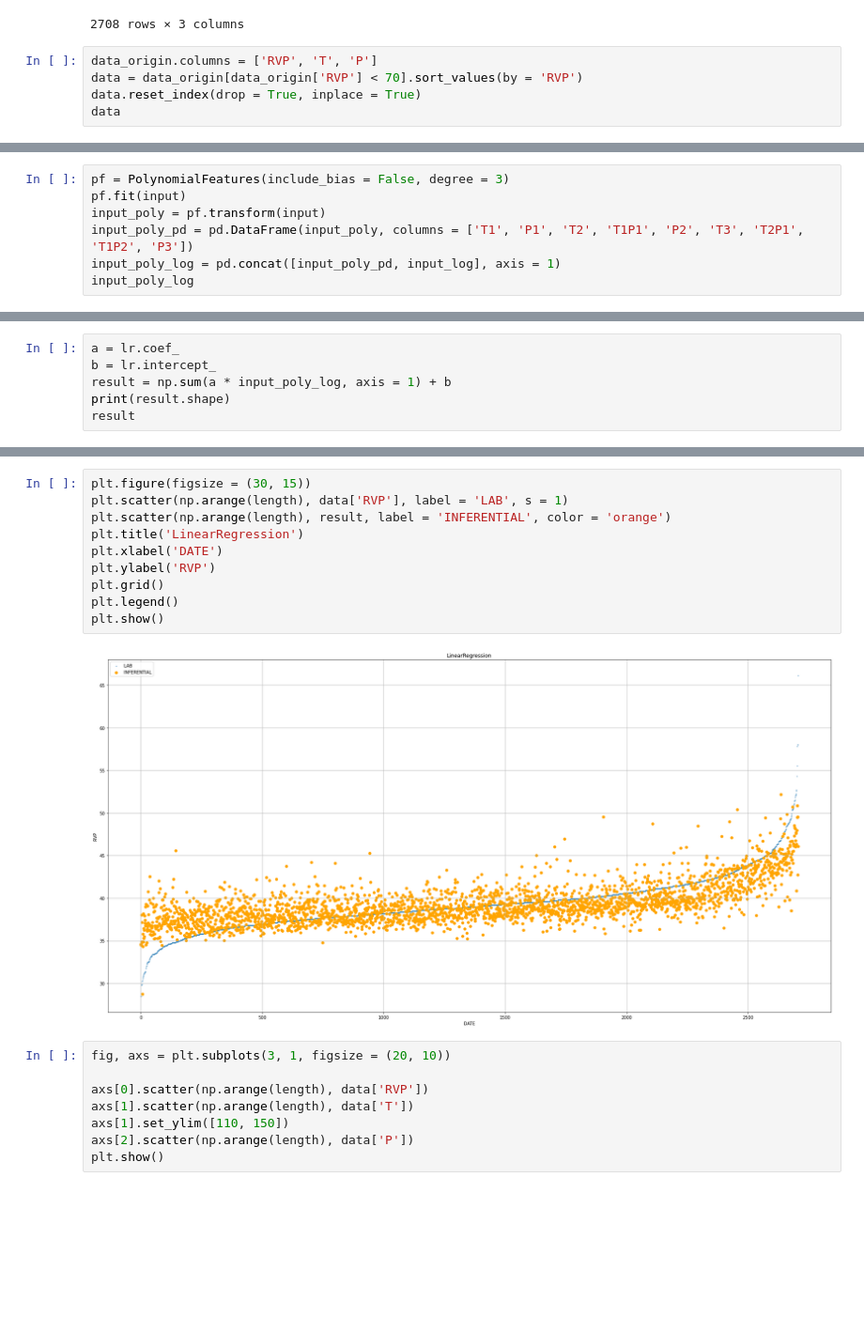
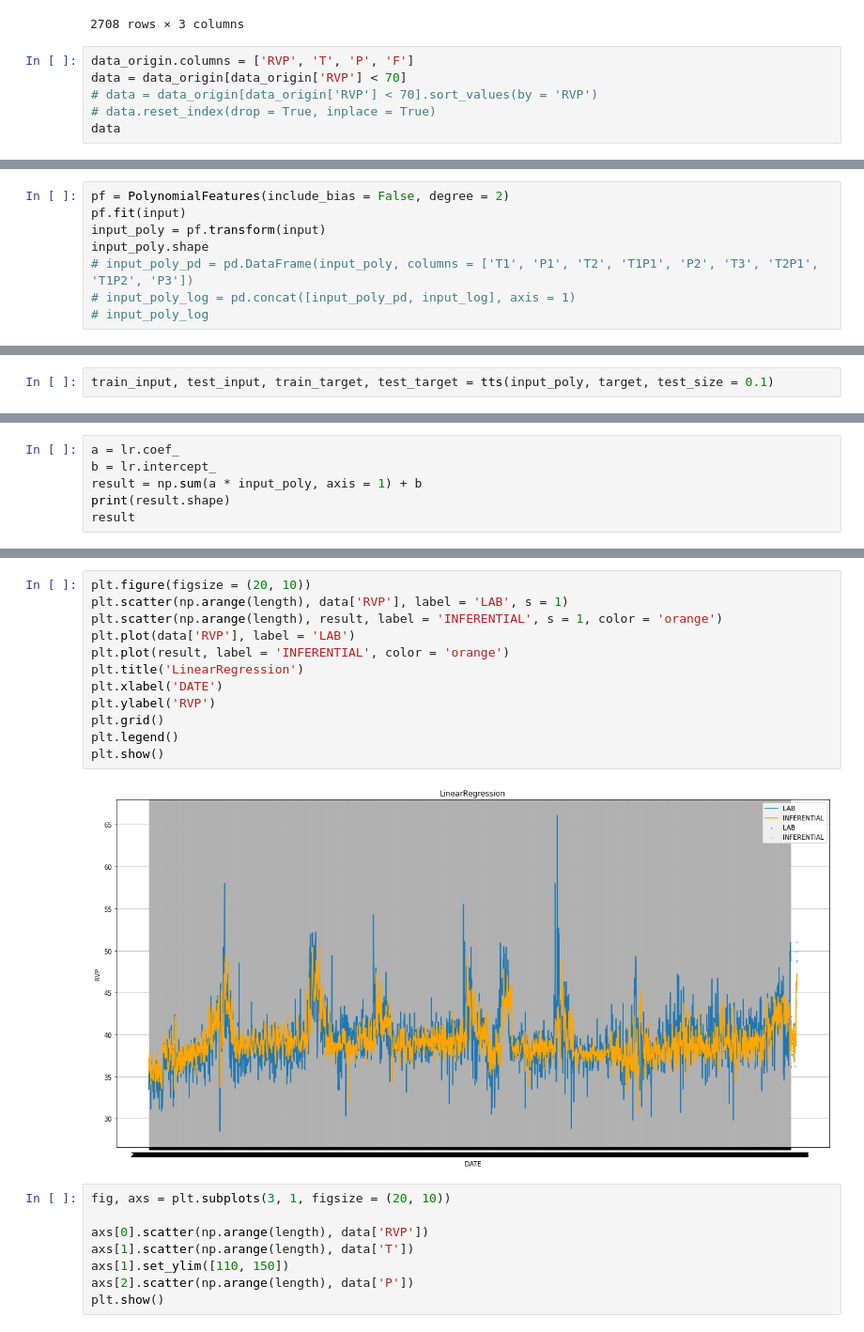
Before and after one commit to hoonzi-s/APC, a Jupyter notebook: #1 ALK - 213BTMRVP Inferential.ipynb, the cells around one changed output, grey strips where cells are left out. Shown at 94% size. Saved outputs shown, nothing was run; the diff lists cells and outputs as text; blank space fills up the shorter version.

```diff
--- a/#1 ALK - 213BTMRVP Inferential.ipynb
+++ b/#1 ALK - 213BTMRVP Inferential.ipynb
@@ -65,8 +66,9 @@ data_origin
 | 2022-05-17 | 48.8 | 125.150054 | 333.044840 |
 2708 rows × 3 columns
 # %%
-data_origin.columns = ['RVP', 'T', 'P']
-data = data_origin[data_origin['RVP'] < 70].sort_values(by = 'RVP')
-data.reset_index(drop = True, inplace = True)
+data_origin.columns = ['RVP', 'T', 'P', 'F']
+data = data_origin[data_origin['RVP'] < 70]
+# data = data_origin[data_origin['RVP'] < 70].sort_values(by = 'RVP')
+# data.reset_index(drop = True, inplace = True)
 data
 # %% [output]
@@ -127,8 +139,9 @@ input_log
 # %%
-pf = PolynomialFeatures(include_bias = False, degree = 3)
+pf = PolynomialFeatures(include_bias = False, degree = 2)
 pf.fit(input)
 input_poly = pf.transform(input)
-input_poly_pd = pd.DataFrame(input_poly, columns = ['T1', 'P1', 'T2', 'T1P1', 'P2', 'T3', 'T2P1', 'T1P2', 'P3'])
-input_poly_log = pd.concat([input_poly_pd, input_log], axis = 1)
-input_poly_log
+input_poly.shape
+# input_poly_pd = pd.DataFrame(input_poly, columns = ['T1', 'P1', 'T2', 'T1P1', 'P2', 'T3', 'T2P1', 'T1P2', 'P3'])
+# input_poly_log = pd.concat([input_poly_pd, input_log], axis = 1)
+# input_poly_log
 # %% [output]
@@ -164 +154,3 @@ Name: RVP, Length: 2707, dtype: float64
+# %%
+train_input, test_input, train_target, test_target = tts(input_poly, target, test_size = 0.1)
 # %%
@@ -180,7 +170,7 @@ print(lr.intercept_)
 # %%
 a = lr.coef_
 b = lr.intercept_
-result = np.sum(a * input_poly_log, axis = 1) + b
+result = np.sum(a * input_poly, axis = 1) + b
 print(result.shape)
 result
 # %% [output]
@@ -200,15 +180,17 @@ Length: 2707, dtype: float64
 # %%
-plt.figure(figsize = (30, 15))
+plt.figure(figsize = (20, 10))
 plt.scatter(np.arange(length), data['RVP'], label = 'LAB', s = 1)
-plt.scatter(np.arange(length), result, label = 'INFERENTIAL', color = 'orange')
+plt.scatter(np.arange(length), result, label = 'INFERENTIAL', s = 1, color = 'orange')
+plt.plot(data['RVP'], label = 'LAB')
+plt.plot(result, label = 'INFERENTIAL', color = 'orange')
 plt.title('LinearRegression')
 plt.xlabel('DATE')
 plt.ylabel('RVP')
 plt.grid()
 plt.legend()
 plt.show()
 # %% [output]
-[figure, old version]
+[figure, new version]
 # %%
 fig, axs = plt.subplots(3, 1, figsize = (20, 10))
 
```
Also changed, not shown: parts of 26 cells of this notebook.
